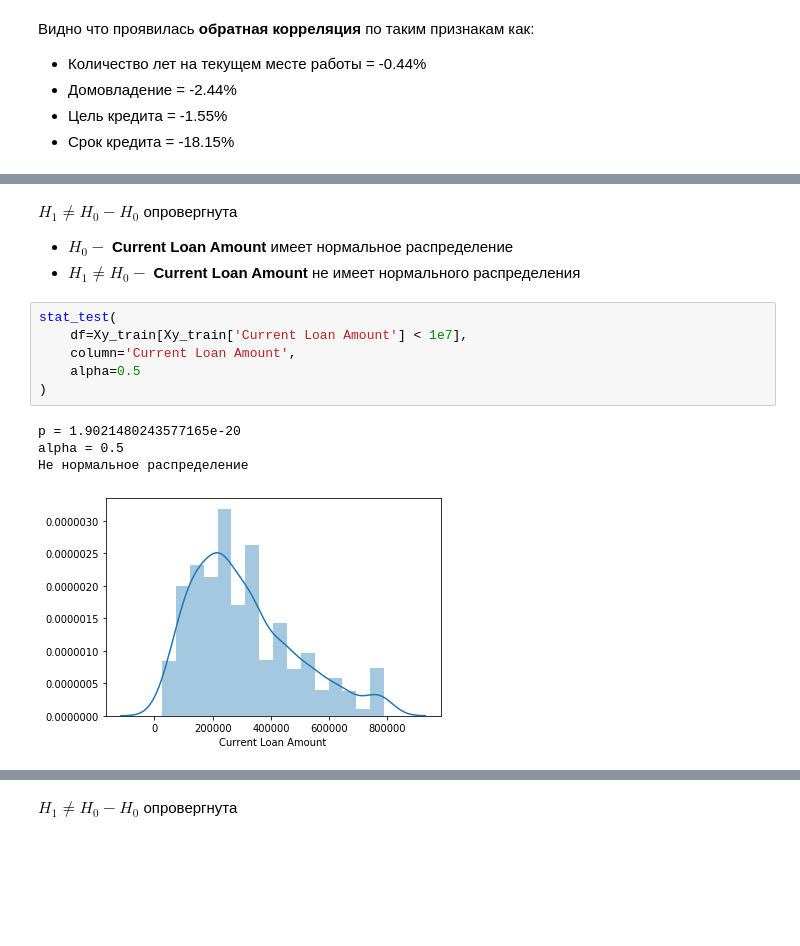
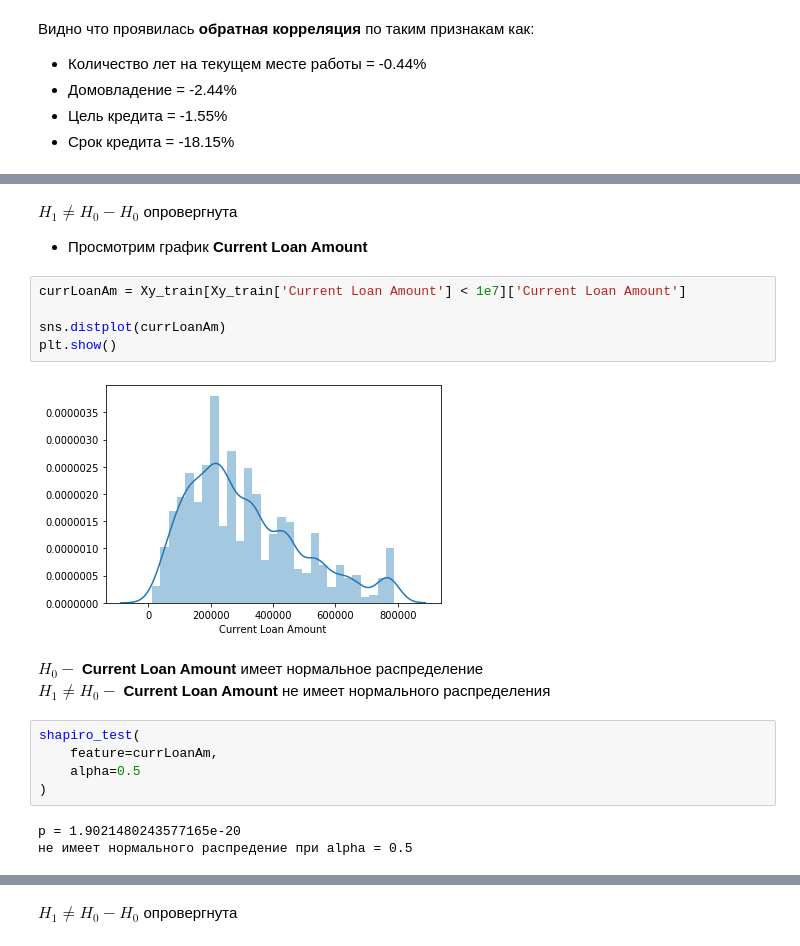
Before and after one commit to Yegor9151/-Python-Libraries-for-Data-Science-Continued, a Jupyter notebook: course_project/SorokinEL_course_project.ipynb, the cells around one changed output, grey strips where cells are left out. Cells and saved outputs as stored; diff of their text form; blank space fills up the shorter version.

```diff
--- a/course_project/SorokinEL_course_project.ipynb
+++ b/course_project/SorokinEL_course_project.ipynb
@@ -429,16 +464,22 @@ alpha = 0.5
+# %% [markdown]
+$H_1 \neq H_0 - H_0$ опровергнута
+
+- Просмотрим график __Current Loan Amount__
+# %%
+currLoanAm = Xy_train[Xy_train['Current Loan Amount'] < 1e7]['Current Loan Amount']
+
+sns.distplot(currLoanAm)
+plt.show()
+# %% [output]
+[figure, added]
 # %% [markdown]
-$H_1 \neq H_0 - H_0$ опровергнута
-
-- $H_0 -$ __Current Loan Amount__ имеет нормальное распределение
-- $H_1 \neq H_0 -$ __Current Loan Amount__ не имеет нормального распределения
+$H_0 -$ __Current Loan Amount__ имеет нормальное распределение<br>
+$H_1 \neq H_0 -$ __Current Loan Amount__ не имеет нормального распределения
-# %%
-stat_test(
-    df=Xy_train[Xy_train['Current Loan Amount'] < 1e7],
-    column='Current Loan Amount',
-    alpha=0.5
-)
-# %% [output]
-p = 1.9021480243577165e-20
-alpha = 0.5
-Не нормальное распределение
-[figure, removed]
+# %%
+shapiro_test(
+    feature=currLoanAm,
+    alpha=0.5
+)
+# %% [output]
+p = 1.9021480243577165e-20
+не имеет нормального распредение при alpha = 0.5
```
Also changed, not shown: parts of 31 cells of this notebook.
